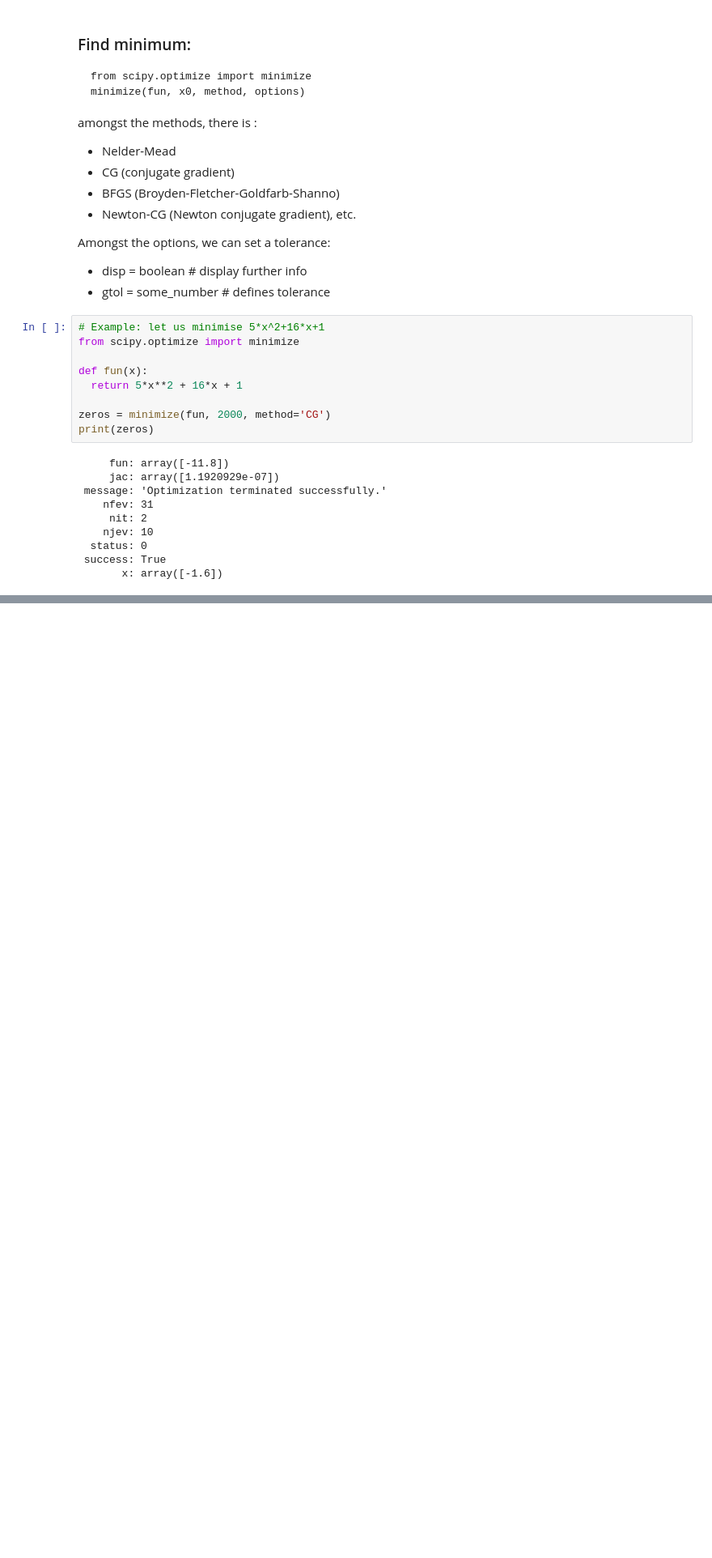
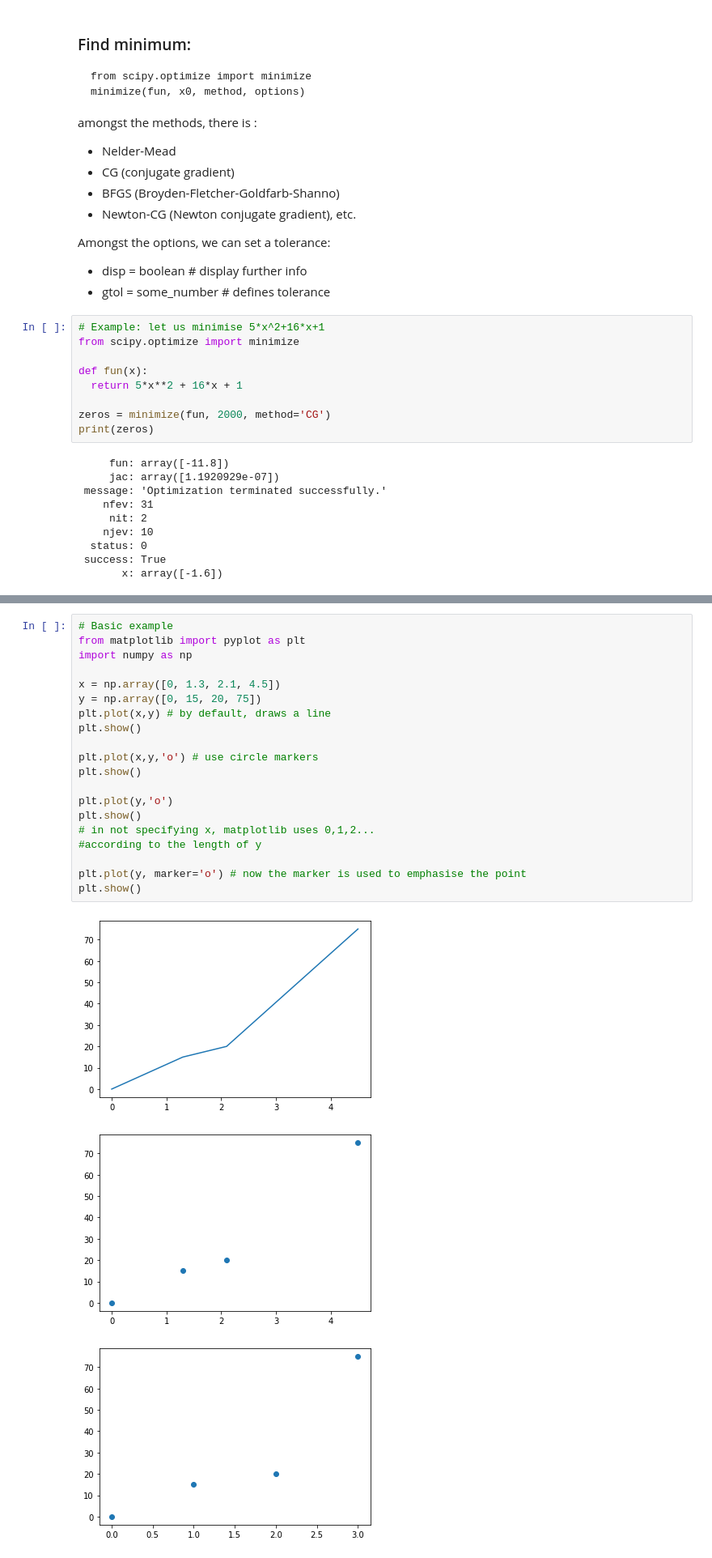
Before and after one commit to icaroacarvalho/Learning-Python, a Jupyter notebook: Learning_python.ipynb, the cells around one changed output, grey strips where cells are left out. Shown at 81% size. Saved outputs shown, nothing was run; the diff lists cells and outputs as text; blank space fills up the shorter version.

```diff
--- a/Learning_python.ipynb
+++ b/Learning_python.ipynb
@@ -4506,0 +4645,24 @@ __Sparse data__ is data that contains unused elements, that do not carry relevan
+# %%
+# Basic example
+from matplotlib import pyplot as plt
+import numpy as np
+
+x = np.array([0, 1.3, 2.1, 4.5])
+y = np.array([0, 15, 20, 75])
+plt.plot(x,y) # by default, draws a line
+plt.show()
+
+plt.plot(x,y,'o') # use circle markers
+plt.show()
+
+plt.plot(y,'o')
+plt.show()
+# in not specifying x, matplotlib uses 0,1,2...
+#according to the length of y
+
+plt.plot(y, marker='o') # now the marker is used to emphasise the point
+plt.show()
+# %% [output]
+[figure, added]
+[figure, added]
+[figure, added]
```
Also changed, not shown: parts of 42 cells of this notebook.
